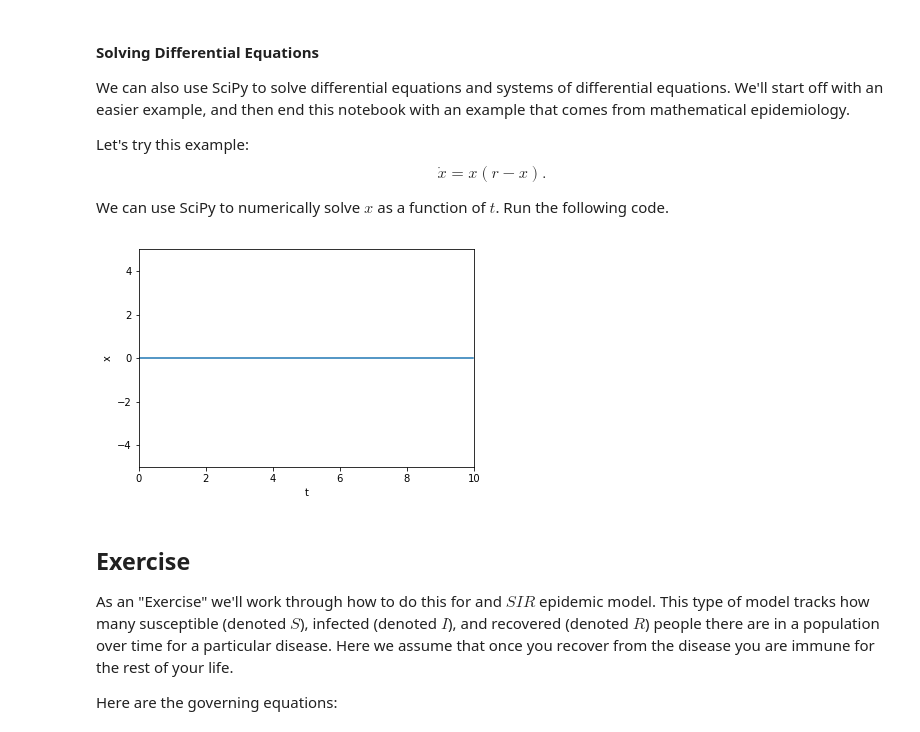
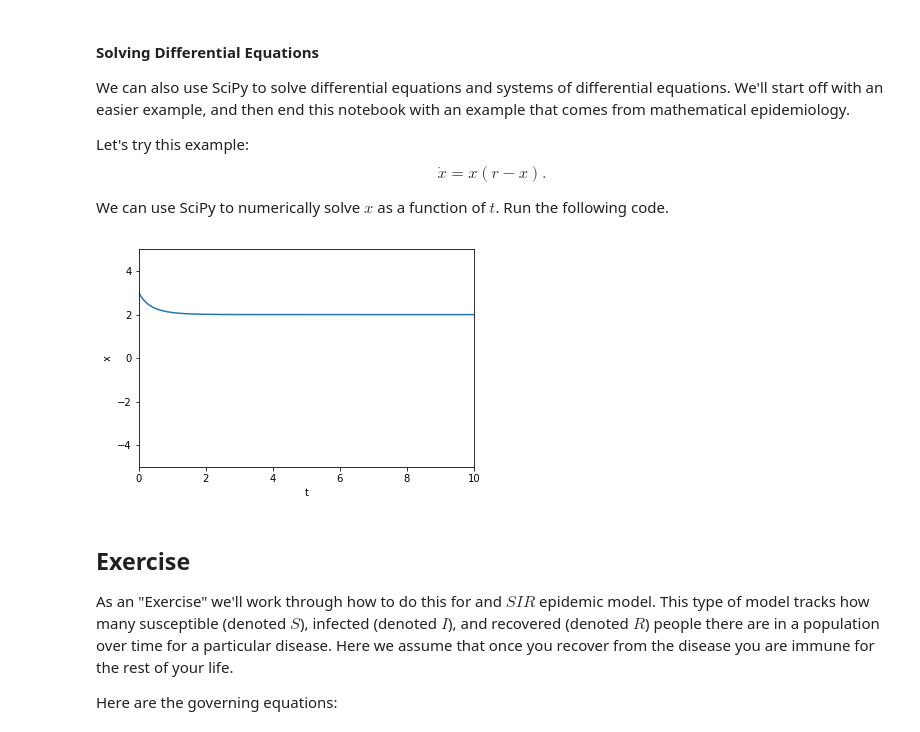
Before and after one commit to matthewosborne71/MastersHeadstartPython, a Jupyter notebook: ClassNotes/SciPy.ipynb, the cells around one changed output. Saved outputs shown, nothing was run; the diff lists cells and outputs as text; code cells hidden in the pictures.

```diff
--- a/ClassNotes/SciPy.ipynb
+++ b/ClassNotes/SciPy.ipynb
@@ -293,27 +305,27 @@ def TheSystem(state,t,r):
 # %%
 # Now we'll solve the system for r = 2, from t = 0  to t = 10
 
 # Set the intial conditions, x(0)
-state0 = [0.0]
+state0 = [3.0]
 
 # Set the parameter
 r = 2
 params = (r,)
 
 # Make your time vector
 t = np.arange(0.0, 10.0, 0.01)
 
 # Now solve the system
 state = odeint(TheSystem, state0, t, args = params)
 
 # Plot the outcome
 plt.plot(t,state)
 plt.xlabel("t")
 plt.ylabel("x")
 plt.axis([0,10,-5,5])
 plt.show()
 # %% [output]
-[figure, old version]
+[figure, new version]
 # %% [markdown]
 ## Exercise
 
```
Also changed, not shown: parts of 14 cells of this notebook.
